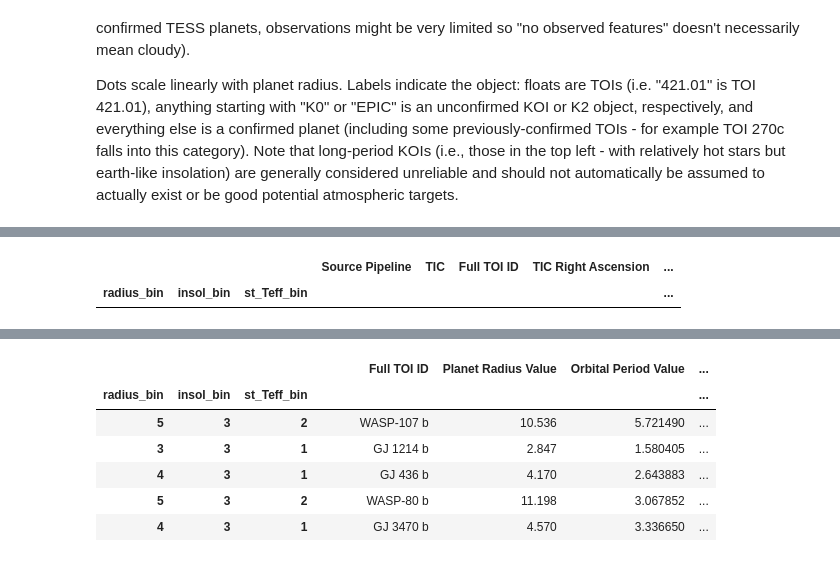
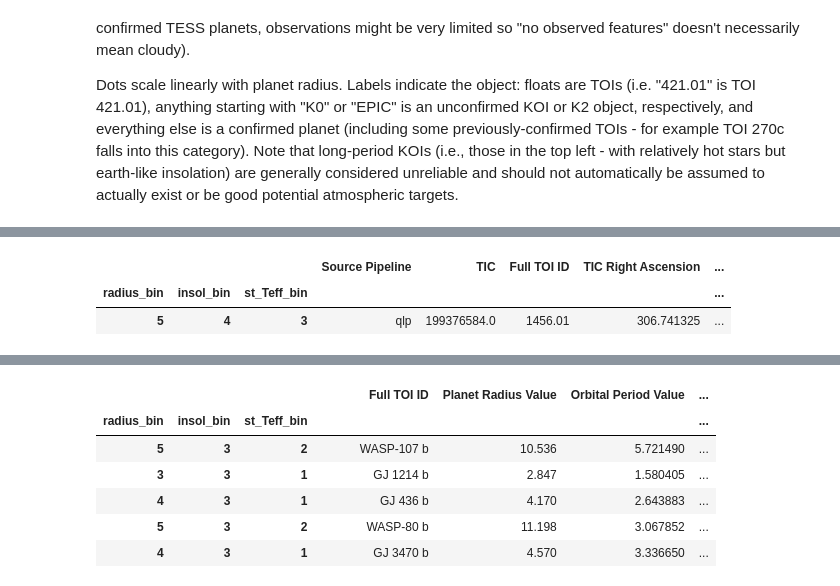
Before and after one commit to murphyjm/tks_targets_shared, a Jupyter notebook: Nicholas_meddling.ipynb, the cells around one changed output, grey strips where cells are left out. Drawn from its saved outputs; the diff is of its cells as text; code cells hidden in the pictures.

```diff
--- a/Nicholas_meddling.ipynb
+++ b/Nicholas_meddling.ipynb
@@ -38,7 +43,8 @@ TIC_info = pd.read_csv(TICinfo_loc,
                        delimiter=',',header=10)
 
 #run the data cleaning function
-tess = clean_tess_data(toiplus, TIC_info, include_qlp=False)
+tess = clean_tess_data(toiplus, TIC_info, dec_cut=-30,
+                       include_qlp=True)
 
 #load the known planets (and Kepler PCs) table, and merge it
 kps = pd.read_csv(r'data/kp-k14_pc-v14.csv')
@@ -189,5 +289,6 @@ btois = b[vtype(b[id_key])==float]
 # %%
-b[b[id_key]==442.01]
+b[b[id_key]==1456.01]
 # %% [output]
 |  |  |  | Source Pipeline | TIC | Full TOI ID | TIC Right Ascension | ... |
 | radius_bin | insol_bin | st_Teff_bin |  |  |  |  | ... |
+| 5 | 4 | 3 | qlp | 199376584.0 | 1456.01 | 306.741325 | ... |
```
Also changed, not shown: parts of 24 cells of this notebook, 4 other files.
